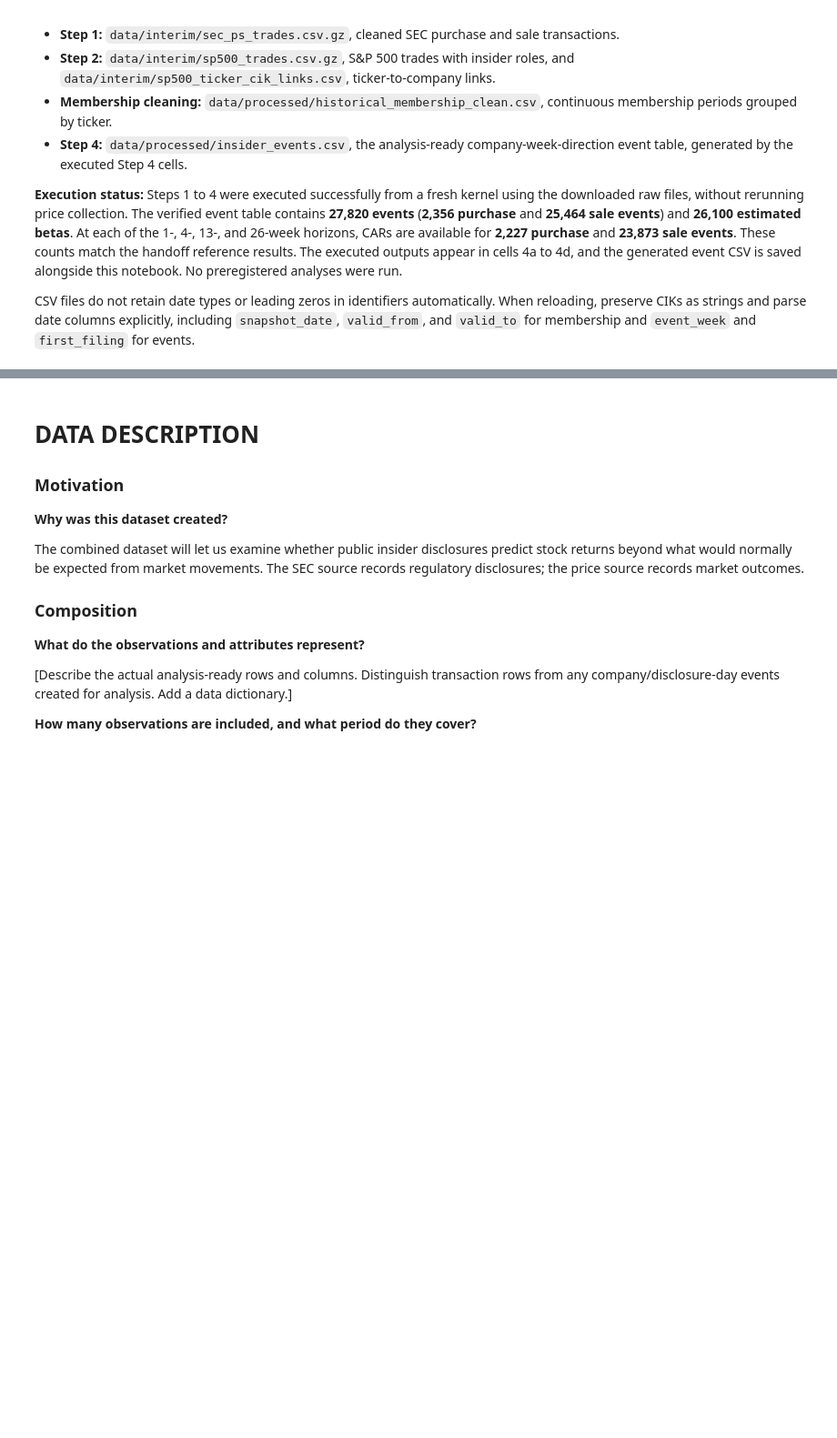
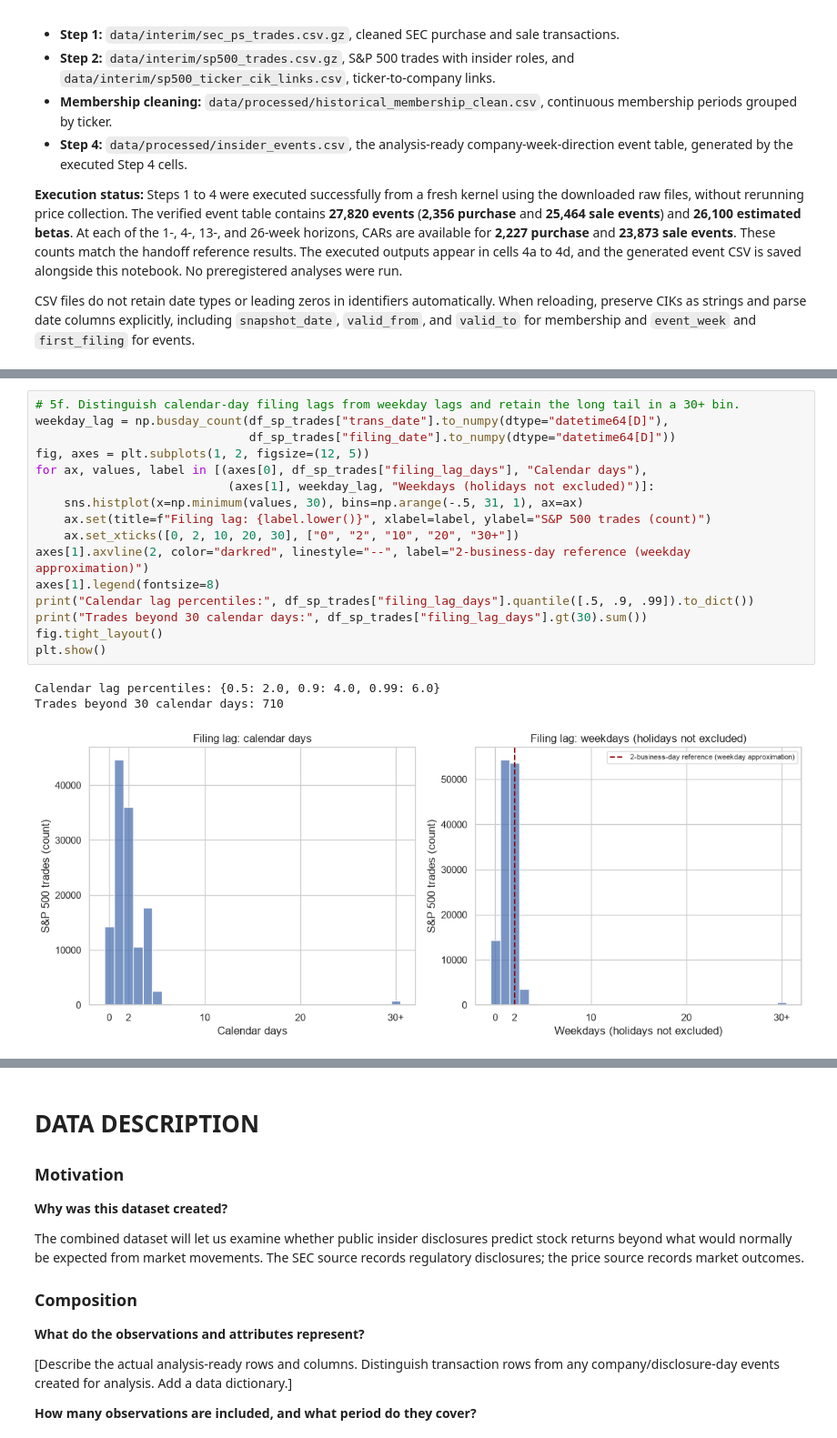
Before and after one commit to Vansh-Kakra/DSproject, a Jupyter notebook: insider-trading-phase2/phase2_insider_trading.ipynb, the cells around one changed output, grey strips where cells are left out. Shown at 91% size. Drawn from its saved outputs; the diff is of its cells as text; blank space fills up the shorter version.

```diff
--- a/insider-trading-phase2/phase2_insider_trading.ipynb
+++ b/insider-trading-phase2/phase2_insider_trading.ipynb
@@ -1135,0 +1284,20 @@ questions or dataset description should change based on what the EDA reveals.]
+# %%
+# 5f. Distinguish calendar-day filing lags from weekday lags and retain the long tail in a 30+ bin.
+weekday_lag = np.busday_count(df_sp_trades["trans_date"].to_numpy(dtype="datetime64[D]"),
+                              df_sp_trades["filing_date"].to_numpy(dtype="datetime64[D]"))
+fig, axes = plt.subplots(1, 2, figsize=(12, 5))
+for ax, values, label in [(axes[0], df_sp_trades["filing_lag_days"], "Calendar days"),
+                           (axes[1], weekday_lag, "Weekdays (holidays not excluded)")]:
+    sns.histplot(x=np.minimum(values, 30), bins=np.arange(-.5, 31, 1), ax=ax)
+    ax.set(title=f"Filing lag: {label.lower()}", xlabel=label, ylabel="S&P 500 trades (count)")
+    ax.set_xticks([0, 2, 10, 20, 30], ["0", "2", "10", "20", "30+"])
+axes[1].axvline(2, color="darkred", linestyle="--", label="2-business-day reference (weekday approximation)")
+axes[1].legend(fontsize=8)
+print("Calendar lag percentiles:", df_sp_trades["filing_lag_days"].quantile([.5, .9, .99]).to_dict())
+print("Trades beyond 30 calendar days:", df_sp_trades["filing_lag_days"].gt(30).sum())
+fig.tight_layout()
+plt.show()
+# %% [output]
+Calendar lag percentiles: {0.5: 2.0, 0.9: 4.0, 0.99: 6.0}
+Trades beyond 30 calendar days: 710
+[figure, added]
```
Also changed, not shown: parts of 32 cells of this notebook.
